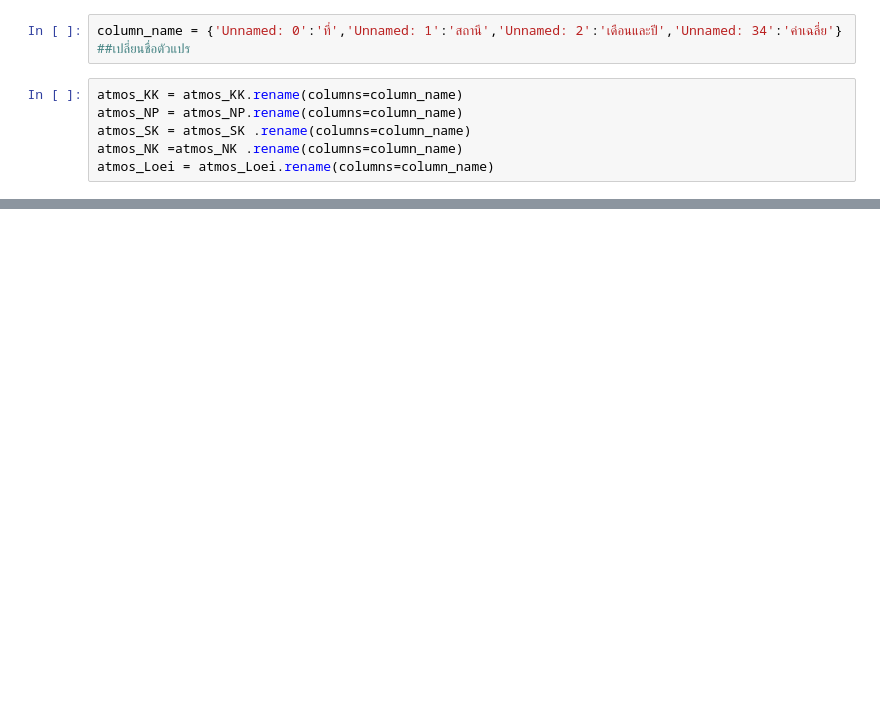
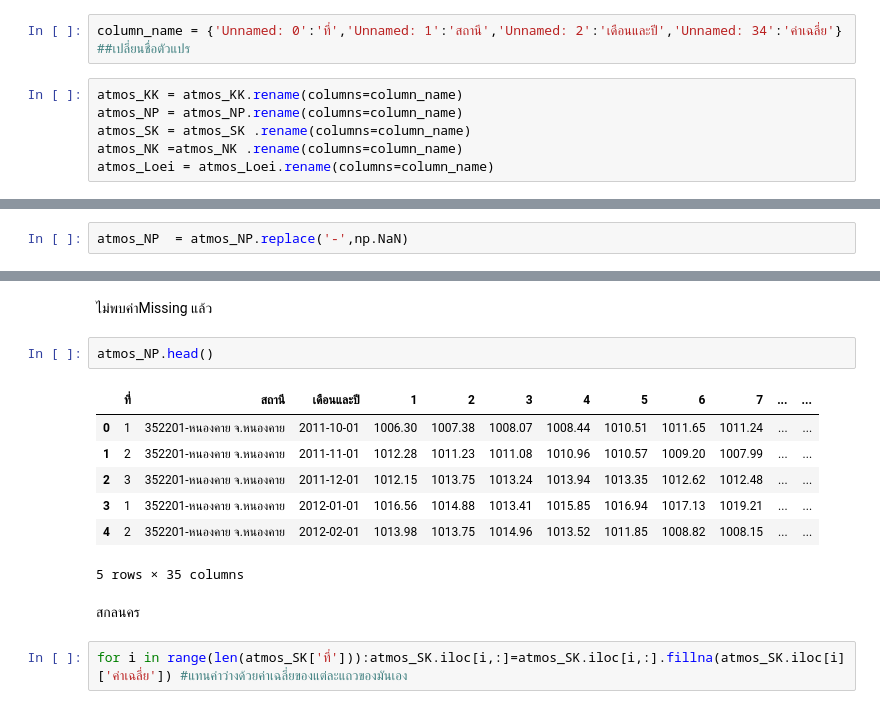
Before and after one commit to Piyaphat23/BSC_DPDM23, a Jupyter notebook: midterm_bscdpdm23.ipynb, the cells around one changed output, grey strips where cells are left out. Saved outputs shown, nothing was run; the diff lists cells and outputs as text; blank space fills up the shorter version.

```diff
--- a/midterm_bscdpdm23.ipynb
+++ b/midterm_bscdpdm23.ipynb
@@ -72,0 +77,2 @@ atmos_Loei = atmos_Loei.rename(columns=column_name)
+# %%
+atmos_NP  = atmos_NP.replace('-',np.NaN)
@@ -72,0 +235,16 @@ atmos_Loei = atmos_Loei.rename(columns=column_name)
+# %% [markdown]
+ไม่พบค่าMissing แล้ว
+# %%
+atmos_NP.head()
+# %% [output]
+|  | ที่ | สถานี | เดือนและปี | 1 | 2 | 3 | 4 | 5 | 6 | 7 | ... | ... |
+| 0 | 1 | 352201-หนองคาย จ.หนองคาย | 2011-10-01 | 1006.30 | 1007.38 | 1008.07 | 1008.44 | 1010.51 | 1011.65 | 1011.24 | ... | ... |
+| 1 | 2 | 352201-หนองคาย จ.หนองคาย | 2011-11-01 | 1012.28 | 1011.23 | 1011.08 | 1010.96 | 1010.57 | 1009.20 | 1007.99 | ... | ... |
+| 2 | 3 | 352201-หนองคาย จ.หนองคาย | 2011-12-01 | 1012.15 | 1013.75 | 1013.24 | 1013.94 | 1013.35 | 1012.62 | 1012.48 | ... | ... |
+| 3 | 1 | 352201-หนองคาย จ.หนองคาย | 2012-01-01 | 1016.56 | 1014.88 | 1013.41 | 1015.85 | 1016.94 | 1017.13 | 1019.21 | ... | ... |
+| 4 | 2 | 352201-หนองคาย จ.หนองคาย | 2012-02-01 | 1013.98 | 1013.75 | 1014.96 | 1013.52 | 1011.85 | 1008.82 | 1008.15 | ... | ... |
+5 rows × 35 columns
+# %% [markdown]
+สกลนคร
+# %%
+for i in range(len(atmos_SK['ที่'])):atmos_SK.iloc[i,:]=atmos_SK.iloc[i,:].fillna(atmos_SK.iloc[i]['ค่าเฉลี่ย']) #แทนค่าว่างด้วยค่าเฉลี่ยของแต่ละแถวของมันเอง
```
Also changed, not shown: parts of 54 cells of this notebook.
